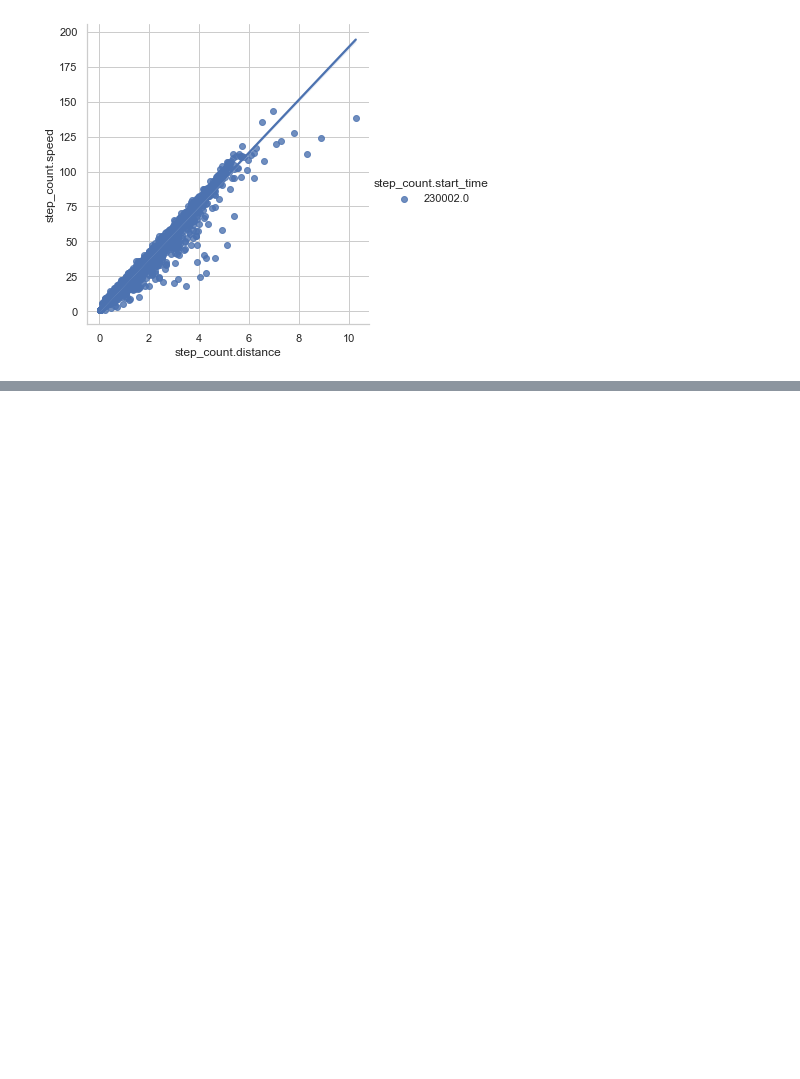
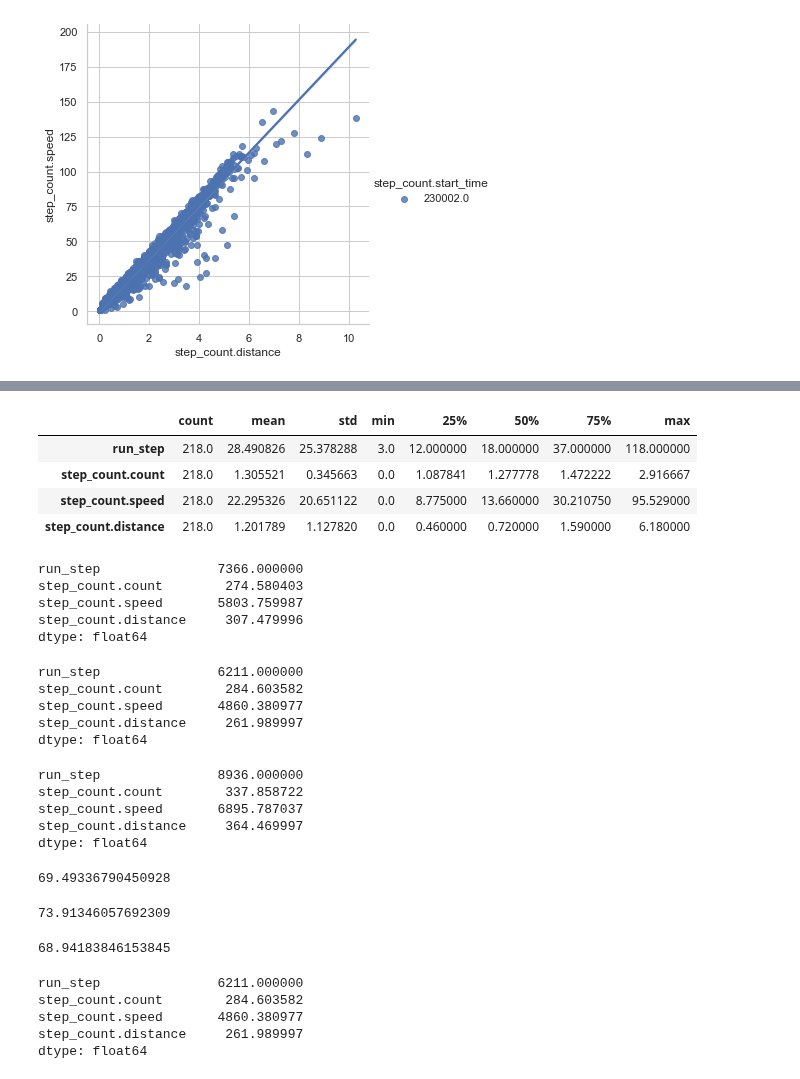
Before and after one commit to abdullahcayde/Trainings, a Jupyter notebook: Saumsung_Health_Files/SH_tracker_pedometer_step_count.ipynb, the cells around one changed output, grey strips where cells are left out. Cells and saved outputs as stored; diff of their text form; code cells hidden in the pictures; blank space fills up the shorter version.

```diff
--- a/Saumsung_Health_Files/SH_tracker_pedometer_step_count.ipynb
+++ b/Saumsung_Health_Files/SH_tracker_pedometer_step_count.ipynb
@@ -222,0 +292,52 @@ sns.lmplot(x= 'step_count.distance', y= 'step_count.speed', hue= 'step_count.sta
+# %%
+df_gun[df_gun.walk_step == '2022-06-22'].describe().T
+# %% [output]
+|  | count | mean | std | min | 25% | 50% | 75% | max |
+| run_step | 218.0 | 28.490826 | 25.378288 | 3.0 | 12.000000 | 18.000000 | 37.000000 | 118.000000 |
+| step_count.count | 218.0 | 1.305521 | 0.345663 | 0.0 | 1.087841 | 1.277778 | 1.472222 | 2.916667 |
+| step_count.speed | 218.0 | 22.295326 | 20.651122 | 0.0 | 8.775000 | 13.660000 | 30.210750 | 95.529000 |
+| step_count.distance | 218.0 | 1.201789 | 1.127820 | 0.0 | 0.460000 | 0.720000 | 1.590000 | 6.180000 |
+# %%
+df_gun[df_gun.walk_step == '2022-06-21'].sum()
+# %% [output]
+run_step               7366.000000
+step_count.count        274.580403
+step_count.speed       5803.759987
+step_count.distance     307.479996
+dtype: float64
+# %%
+df_gun[df_gun.walk_step == '2022-06-22'].sum()
+# %% [output]
+run_step               6211.000000
+step_count.count        284.603582
+step_count.speed       4860.380977
+step_count.distance     261.989997
+dtype: float64
+# %%
+df_gun[df_gun.walk_step == '2022-06-23'].sum()
+# %% [output]
+run_step               8936.000000
+step_count.count        337.858722
+step_count.speed       6895.787037
+step_count.distance     364.469997
+dtype: float64
+# %%
+261.989997 / 3.77
+# %% [output]
+69.49336790450928
+# %%
+307.479996 / 4.16
+# %% [output]
+73.91346057692309
+# %%
+ 367.459999 / 5.33
+# %% [output]
+68.94183846153845
+# %%
+df_gun[df_gun.walk_step == '2022-06-22'].sum()
+# %% [output]
+run_step               6211.000000
+step_count.count        284.603582
+step_count.speed       4860.380977
+step_count.distance     261.989997
+dtype: float64
```
Also changed, not shown: parts of 14 cells of this notebook.
